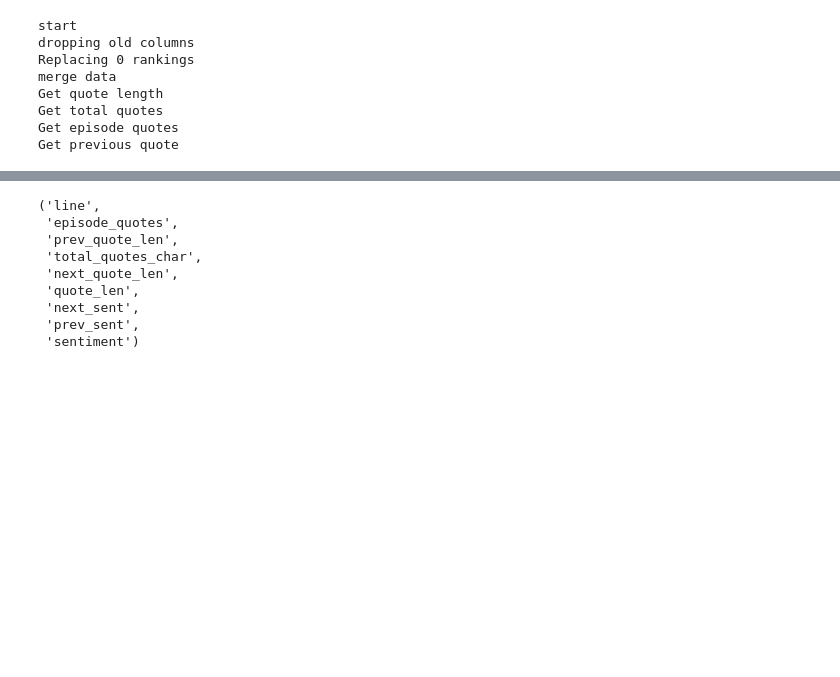
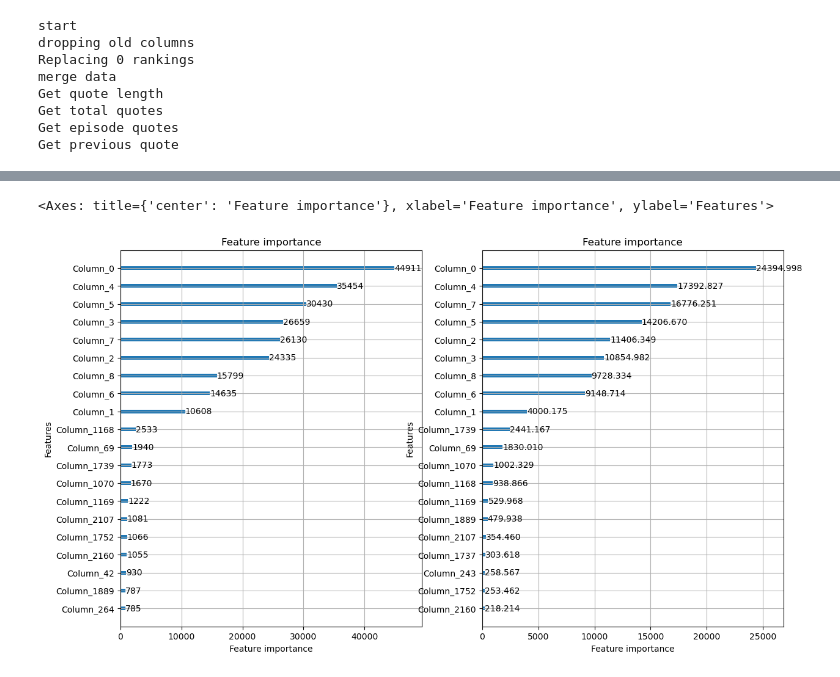
Before and after one commit to scmcqueen/StarTrek_SearchEngine, a Jupyter notebook: learn2rank.ipynb, the cells around one changed output, grey strips where cells are left out. Saved outputs shown, nothing was run; the diff lists cells and outputs as text; code cells hidden in the pictures; blank space fills up the shorter version.

```diff
--- a/learn2rank.ipynb
+++ b/learn2rank.ipynb
@@ -374,13 +386,0 @@ lgb.plot_metric(evals)
-# %%
-# Top Features
-formatted_data['pipeline_names'][0],formatted_data['pipeline_names'][4],formatted_data['pipeline_names'][5],formatted_data['pipeline_names'][3],formatted_data['pipeline_names'][7],formatted_data['pipeline_names'][2],formatted_data['pipeline_names'][8],formatted_data['pipeline_names'][6],formatted_data['pipeline_names'][1]
-# %% [output]
-('line',
- 'episode_quotes',
- 'prev_quote_len',
- 'total_quotes_char',
- 'next_quote_len',
- 'quote_len',
- 'next_sent',
- 'prev_sent',
- 'sentiment')
@@ -388,0 +387,7 @@ formatted_data['pipeline_names'][0],formatted_data['pipeline_names'][4],formatte
+# %%
+fig, ax = plt.subplots(1, 2, figsize=(14, 8))
+lgb.plot_importance(ranker, importance_type='split', ax=ax[0], max_num_features=20)
+lgb.plot_importance(ranker, importance_type='gain', ax=ax[1], max_num_features=20)
+# %% [output]
+<Axes: title={'center': 'Feature importance'}, xlabel='Feature importance', ylabel='Features'>
+[figure, added]
```
Also changed, not shown: parts of 9 cells of this notebook, 1 other file.
